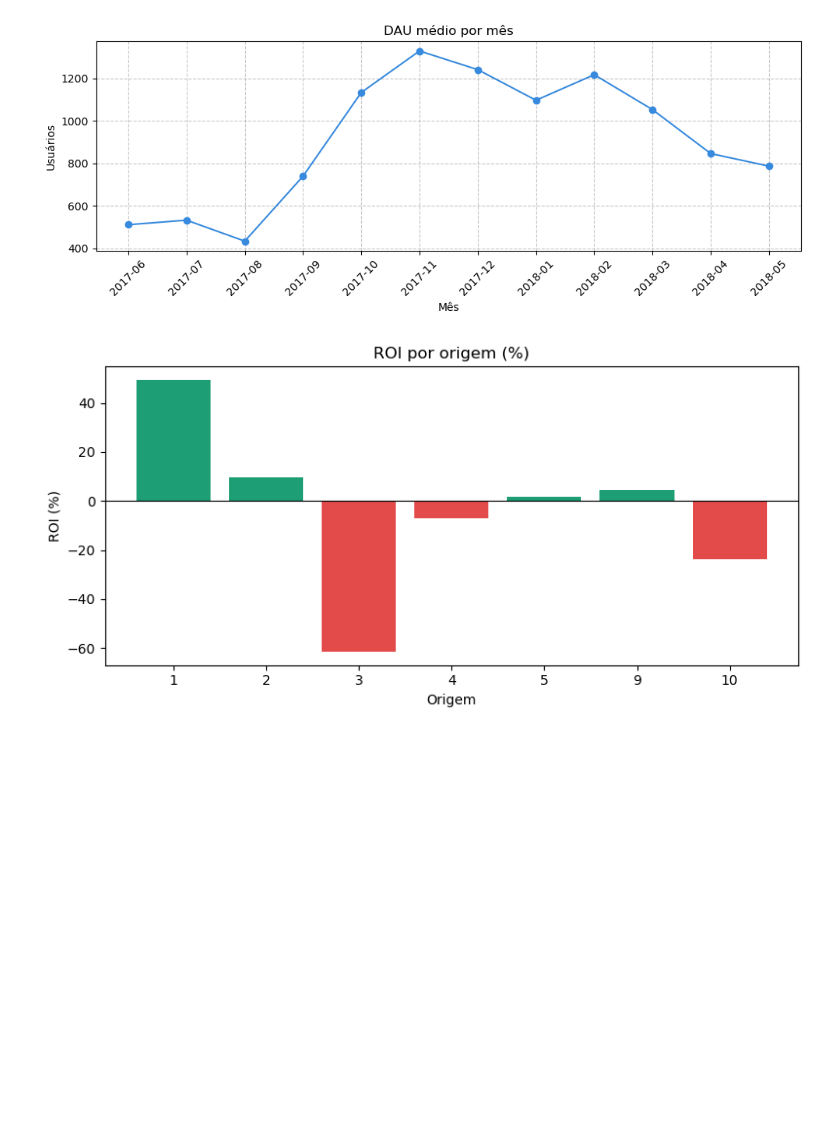
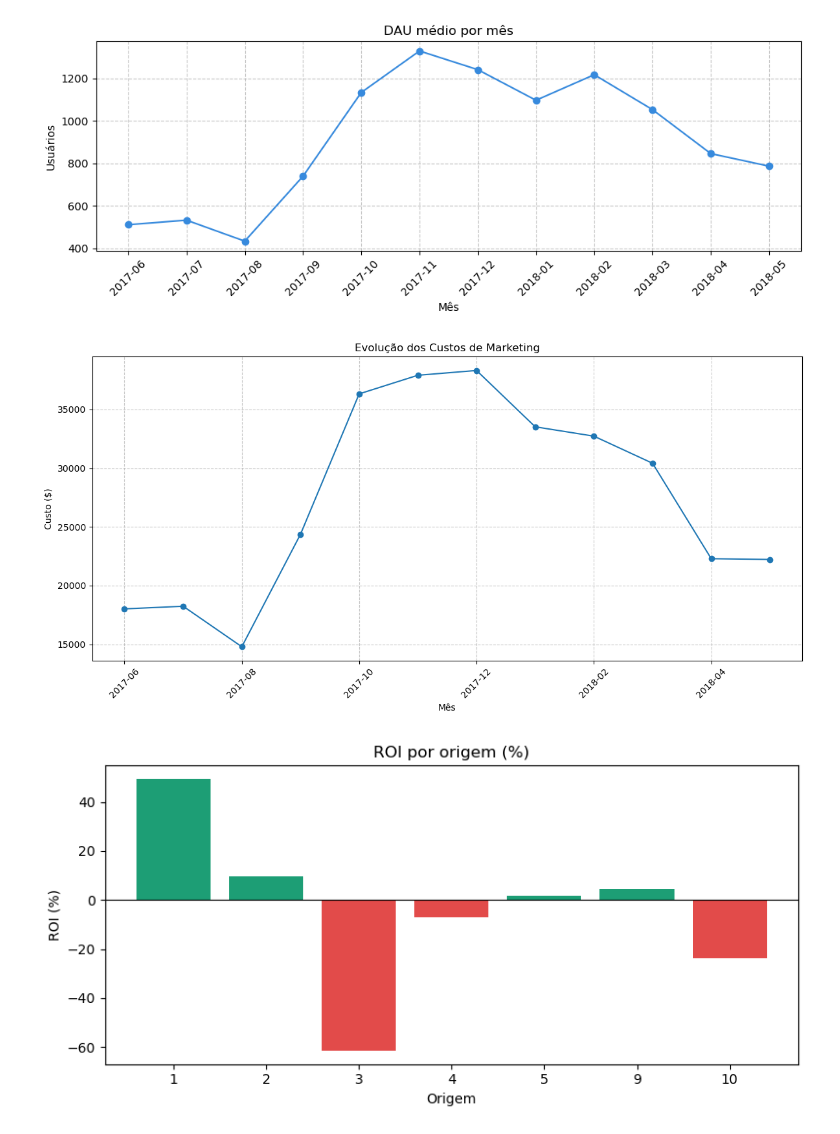
Before and after one commit to carinelit/Projeto-Sprint-8---An-lise-de-N-gocio-, a Jupyter notebook: Projeto Sprint 8.ipynb, the cells around one changed output. Drawn from its saved outputs; the diff is of its cells as text; code cells hidden in the pictures; blank space fills up the shorter version.

```diff
--- a/Projeto Sprint 8.ipynb
+++ b/Projeto Sprint 8.ipynb
@@ -467,6 +467,19 @@ plt.tight_layout()
 plt.show()
 # %% [output]
 [figure]
+# %%
+# Evolução temporal dos custos
+plt.figure(figsize=(12, 6))
+costs_monthly.plot(kind='line', marker='o')
+plt.title('Evolução dos Custos de Marketing')
+plt.ylabel('Custo ($)')
+plt.xlabel('Mês')
+plt.xticks(rotation=45)
+plt.grid(linestyle='--', alpha=0.7)
+plt.tight_layout()
+plt.show()
+# %% [output]
+[figure, added]
 # %%
 #Visualizando o ROI por origem
 roi_vals = summary['roi_pct']
```
